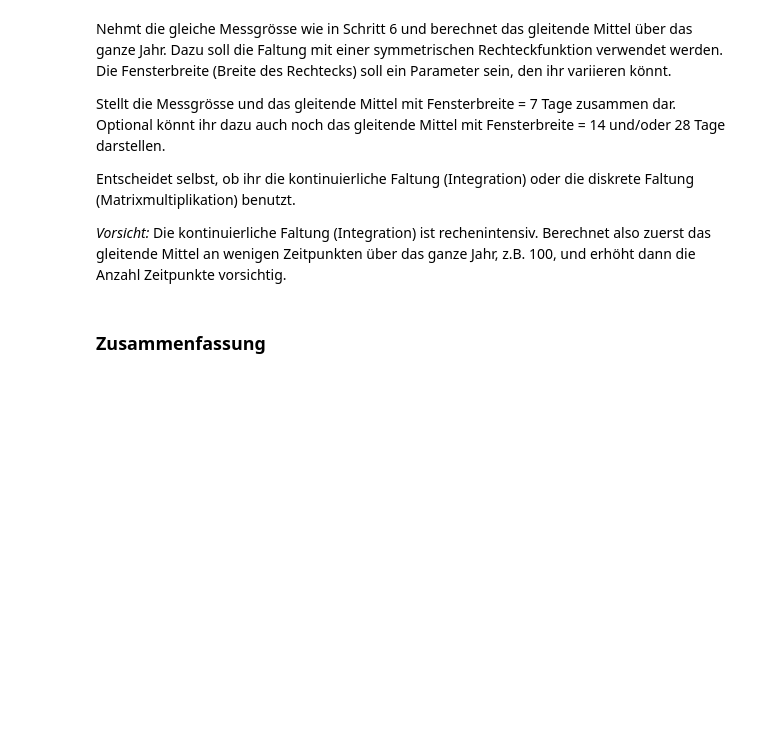
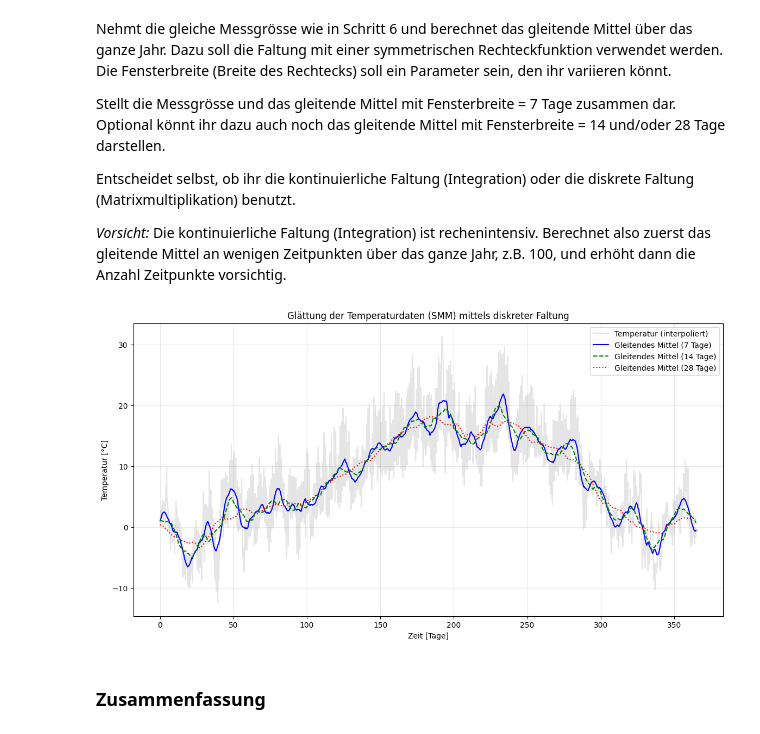
Before and after one commit to Menk1804/NDGS_Projekt_Nico_Menk, a Jupyter notebook: Projekt/Projekt_Vorlage+Aufgaben.ipynb, the cells around one changed output. Cells and saved outputs as stored; diff of their text form; code cells hidden in the pictures; blank space fills up the shorter version.

```diff
--- a/Projekt/Projekt_Vorlage+Aufgaben.ipynb
+++ b/Projekt/Projekt_Vorlage+Aufgaben.ipynb
@@ -384,6 +424,53 @@ Stellt die Messgrösse und das gleitende Mittel mit Fensterbreite = 7 Tage zusam
 Entscheidet selbst, ob ihr die kontinuierliche Faltung (Integration) oder die diskrete Faltung (Matrixmultiplikation) benutzt.
 
 *Vorsicht:* Die kontinuierliche Faltung (Integration) ist rechenintensiv. Berechnet also zuerst das gleitende Mittel an wenigen Zeitpunkten über das ganze Jahr, z.B. 100, und erhöht dann die Anzahl Zeitpunkte vorsichtig.
+# %%
+
+
+
+# Parameter definieren
+# Da wir viertelstündliche Daten haben, gibt es 96 Datenpunkte pro Tag (24h * 4)
+punkte_pro_tag = 24 * 4
+
+def gleitendes_mittel_diskret(daten, tage):
+    # Fensterbreite in Anzahl Datenpunkten berechnen
+    window_size = int(tage * punkte_pro_tag)
+
+    # Sicherstellen, dass die Fensterbreite ungerade ist (für Symmetrie)
+    if window_size % 2 == 0:
+        window_size += 1
+
+    # Symmetrische Rechteckfunktion (Kern) erstellen
+    kernel = np.ones(window_size) / window_size
+
+    # Diskrete Faltung ausführen
+    # 'mode=same' sorgt dafür, dass das Ergebnis die gleiche Länge wie die Originaldaten hat
+    return np.convolve(daten, kernel, mode='same')
+
+# Berechnung für 7, 14 und 28 Tage (geht jetzt blitzschnell!)
+smooth_7d  = gleitendes_mittel_diskret(temp_interp, 7)
+smooth_14d = gleitendes_mittel_diskret(temp_interp, 14)
+smooth_28d = gleitendes_mittel_diskret(temp_interp, 28)
+
+# Visualisierung
+plt.figure(figsize=(14, 7))
+
+# Originale interpolierte Daten (leicht transparent)
+plt.plot(t_interp, temp_interp, color='gray', alpha=0.2, label='Temperatur (interpoliert)')
+
+# Die geglätteten Kurven (jetzt auf der vollen Zeitachse t_interp!)
+plt.plot(t_interp, smooth_7d,  'b-',  label='Gleitendes Mittel (7 Tage)')
+plt.plot(t_interp, smooth_14d, 'g--', label='Gleitendes Mittel (14 Tage)')
+plt.plot(t_interp, smooth_28d, 'r:',  label='Gleitendes Mittel (28 Tage)')
+
+plt.title('Glättung der Temperaturdaten (SMM) mittels diskreter Faltung')
+plt.ylabel('Temperatur [°C]')
+plt.xlabel('Zeit [Tage]')
+plt.legend()
+plt.grid(True, alpha=0.3)
+plt.show()
+# %% [output]
+[figure, added]
 # %% [markdown]
 ### Zusammenfassung
 # %% [markdown]
```
Also changed, not shown: parts of 3 cells of this notebook.
